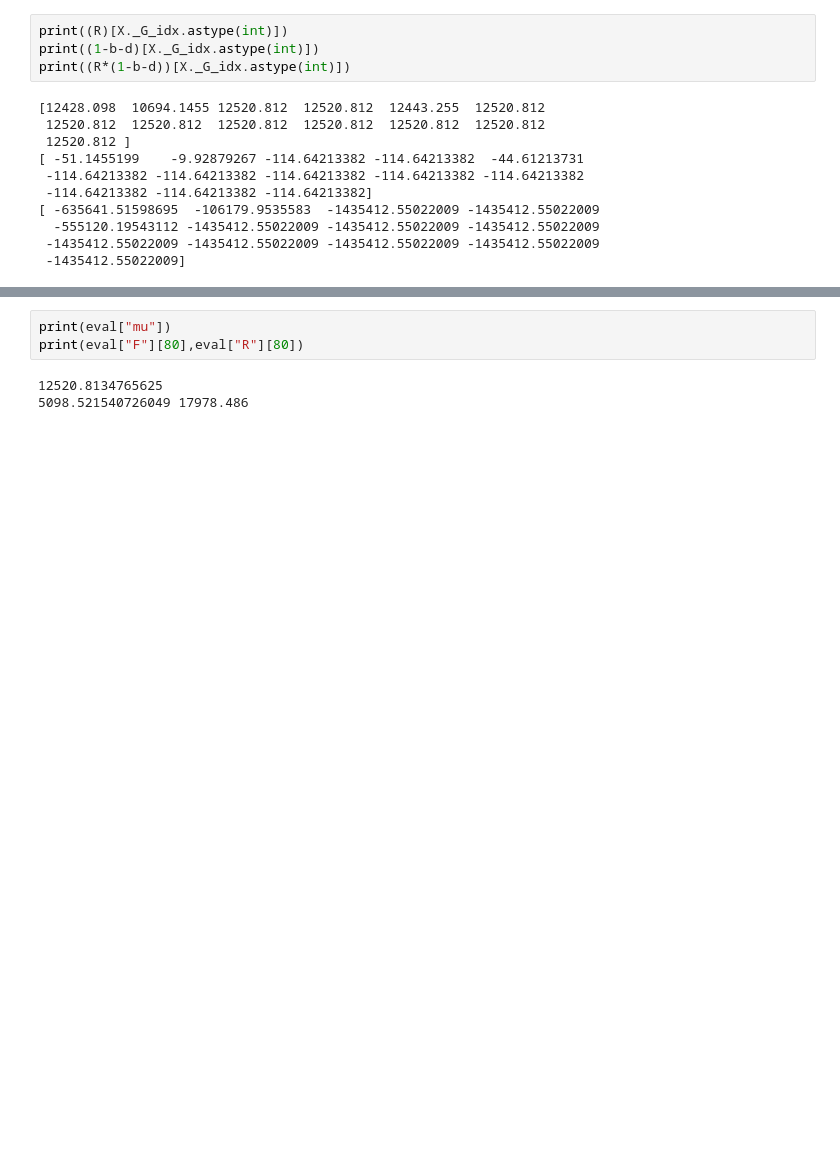
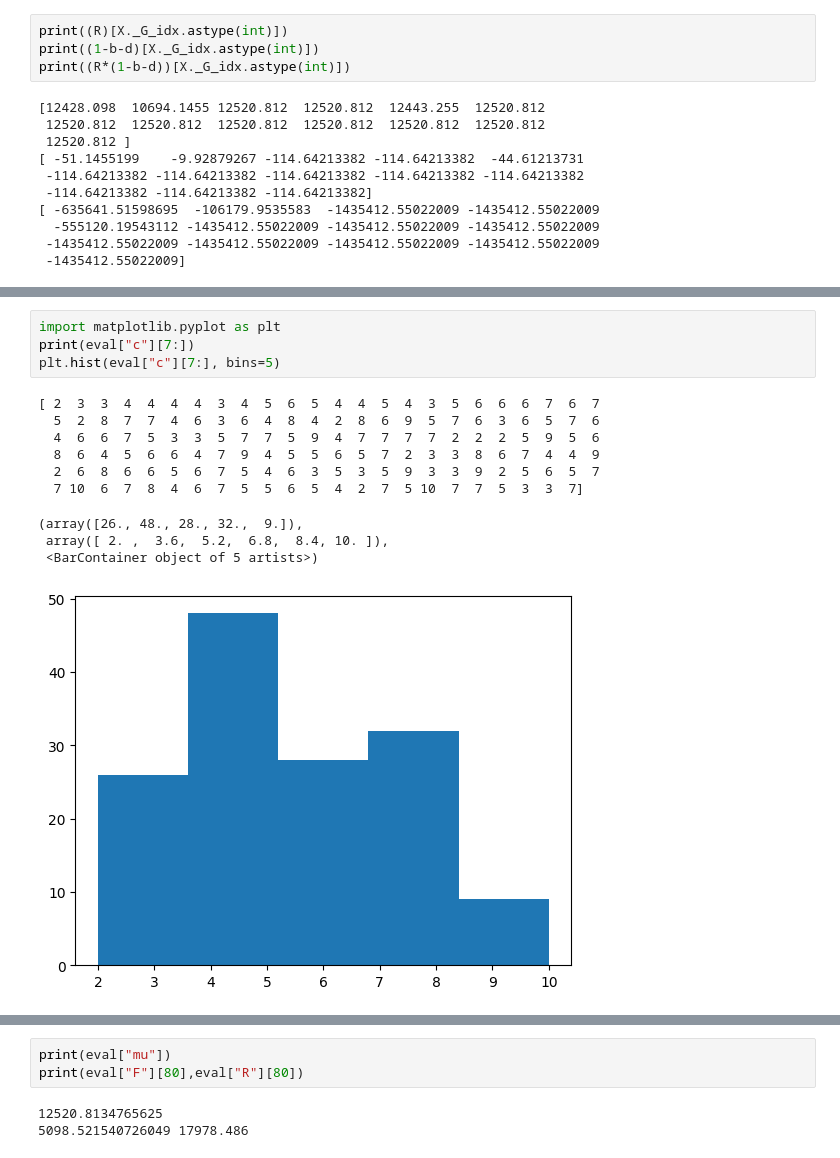
Before and after one commit to Logan-Kelsch/Structural_Regression, a Jupyter notebook: src/dev.ipynb, the cells around one changed output, grey strips where cells are left out. Saved outputs shown, nothing was run; the diff lists cells and outputs as text; blank space fills up the shorter version.

```diff
--- a/src/dev.ipynb
+++ b/src/dev.ipynb
@@ -285,0 +344,15 @@ eval = _E.evaluate_population(X, solver)
+# %%
+import matplotlib.pyplot as plt
+print(eval["c"][7:])
+plt.hist(eval["c"][7:], bins=5)
+# %% [output]
+[ 2  3  3  4  4  4  4  3  4  5  6  5  4  4  5  4  3  5  6  6  6  7  6  7
+  5  2  8  7  7  4  6  3  6  4  8  4  2  8  6  9  5  7  6  3  6  5  7  6
+  4  6  6  7  5  3  3  5  7  7  5  9  4  7  7  7  7  2  2  2  5  9  5  6
+  8  6  4  5  6  6  4  7  9  4  5  5  6  5  7  2  3  3  8  6  7  4  4  9
+  2  6  8  6  6  5  6  7  5  4  6  3  5  3  5  9  3  3  9  2  5  6  5  7
+  7 10  6  7  8  4  6  7  5  5  6  5  4  2  7  5 10  7  7  5  3  3  7]
+(array([26., 48., 28., 32.,  9.]),
+ array([ 2. ,  3.6,  5.2,  6.8,  8.4, 10. ]),
+ <BarContainer object of 5 artists>)
+[figure, added]
```
Also changed, not shown: parts of 12 cells of this notebook, 4 other files.
